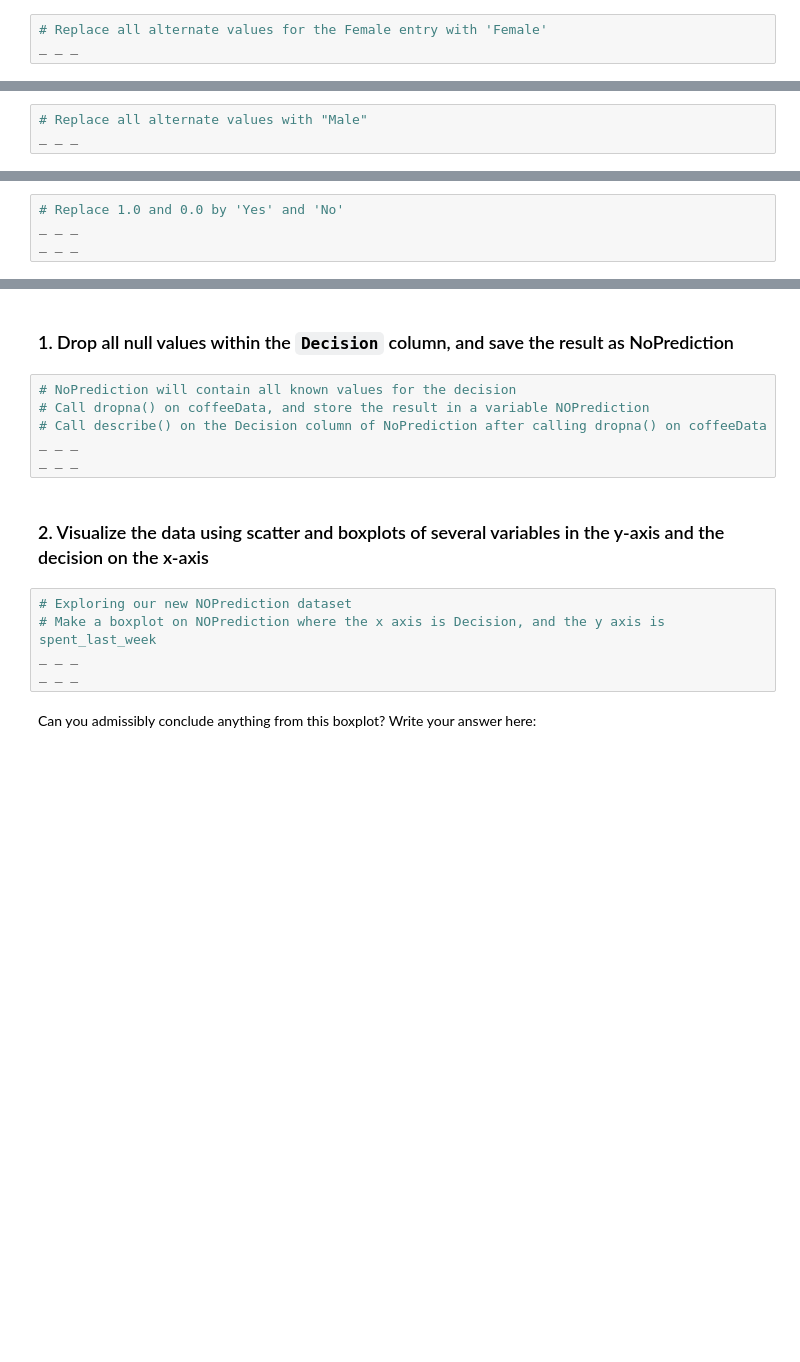
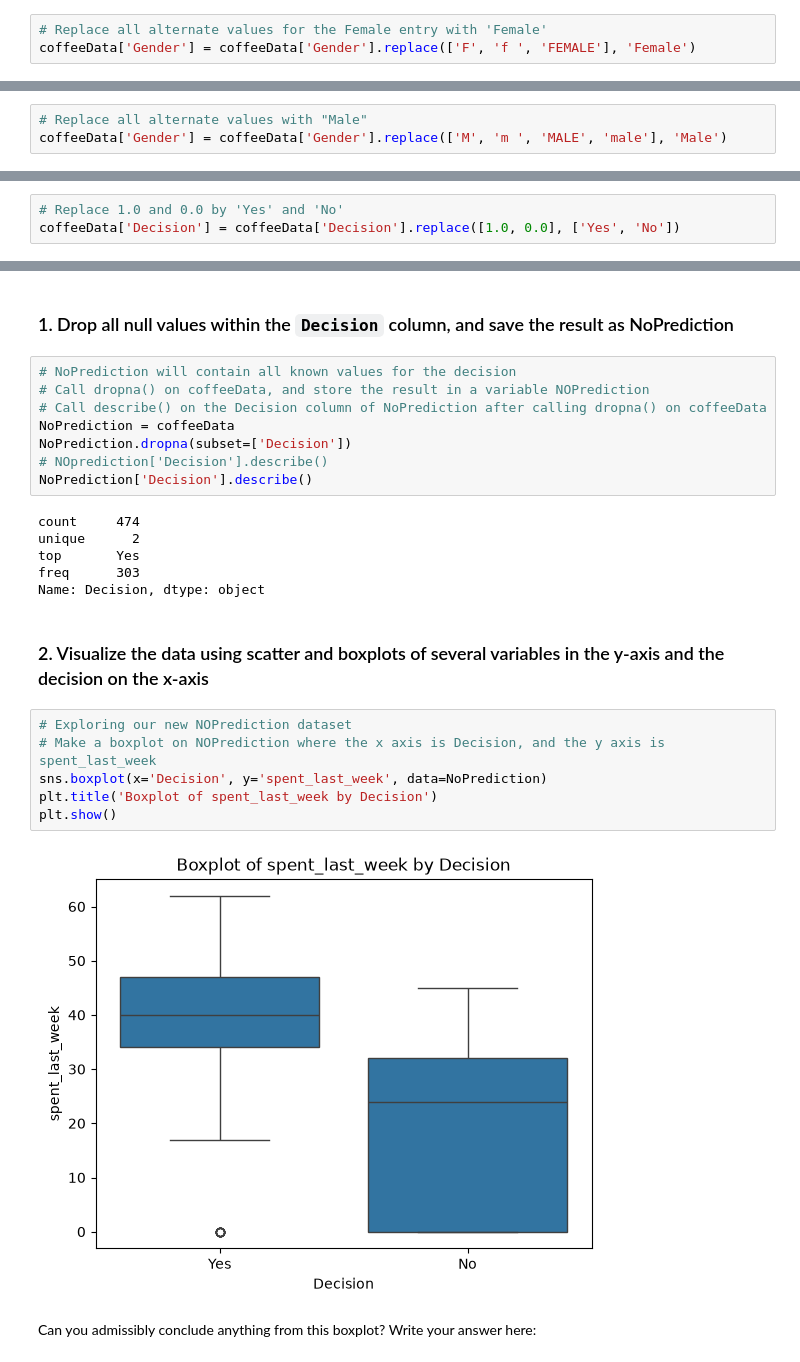
Before and after one commit to BruSalSprouts/Springboard-RR-Diner-Coffee-Case-Study, a Jupyter notebook: Springboard Decision Tree Specialty Coffee Case Study - Tier 3.ipynb, the cells around one changed output, grey strips where cells are left out. Cells and saved outputs as stored; diff of their text form; blank space fills up the shorter version.

Commit message:
adding in plot changes, before stuff started breaking, will see if what goes next breaks

```diff
--- a/Springboard Decision Tree Specialty Coffee Case Study - Tier 3.ipynb
+++ b/Springboard Decision Tree Specialty Coffee Case Study - Tier 3.ipynb
@@ -135,6 +194,6 @@ We can see a bunch of inconsistency here.
 Use replace() to make the values of the `gender` column just `Female` and `Male`.
 # %%
 # Replace all alternate values for the Female entry with 'Female'
-_ _ _
+coffeeData['Gender'] = coffeeData['Gender'].replace(['F', 'f ', 'FEMALE'], 'Female')
 # %%
 # Check out the unique values for the 'gender' column
@@ -142,5 +203,5 @@ _ _ _
 # %%
 # Replace all alternate values with "Male"
-_ _ _
+coffeeData['Gender'] = coffeeData['Gender'].replace(['M', 'm ', 'MALE', 'male'], 'Male')
 # %%
 # Let's check the unique values of the column "gender"
@@ -152,7 +217,6 @@ _ _ _
 We now want to replace `1.0` and `0.0` in the `Decision` column by `YES` and `NO` respectively.
 # %%
 # Replace 1.0 and 0.0 by 'Yes' and 'No'
-_ _ _
-_ _ _
+coffeeData['Decision'] = coffeeData['Decision'].replace([1.0, 0.0], ['Yes', 'No'])
 # %%
 # Check that our replacing those values with 'YES' and 'NO' worked, with unique()
@@ -171,14 +237,25 @@ To execute the train/test split properly, we need to do five things:
 # NoPrediction will contain all known values for the decision
 # Call dropna() on coffeeData, and store the result in a variable NOPrediction
 # Call describe() on the Decision column of NoPrediction after calling dropna() on coffeeData
-_ _ _
-_ _ _
+NoPrediction = coffeeData
+NoPrediction.dropna(subset=['Decision'])
+# NOprediction['Decision'].describe()
+NoPrediction['Decision'].describe()
+# %% [output]
+count     474
+unique      2
+top       Yes
+freq      303
+Name: Decision, dtype: object
 # %% [markdown]
 ### 2. Visualize the data using scatter and boxplots of several variables in the y-axis and the decision on the x-axis
 # %%
 # Exploring our new NOPrediction dataset
 # Make a boxplot on NOPrediction where the x axis is Decision, and the y axis is spent_last_week
-_ _ _
-_ _ _
+sns.boxplot(x='Decision', y='spent_last_week', data=NoPrediction)
+plt.title('Boxplot of spent_last_week by Decision')
+plt.show()
+# %% [output]
+[figure, added]
 # %% [markdown]
 Can you admissibly conclude anything from this boxplot? Write your answer here:
```
Also changed, not shown: parts of 18 cells of this notebook.
